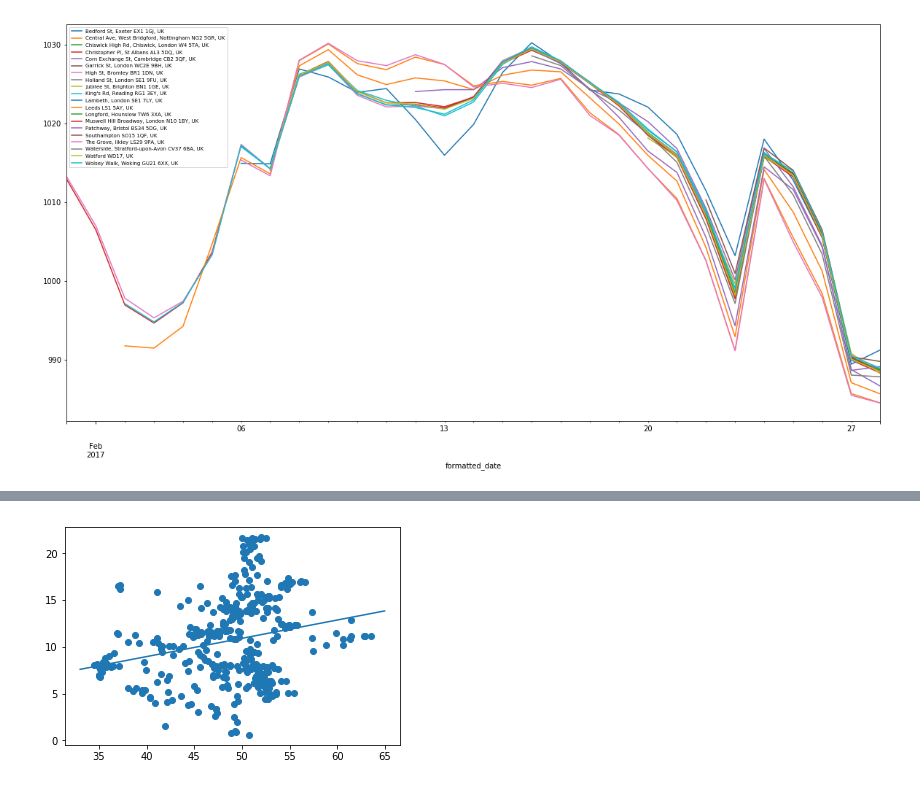
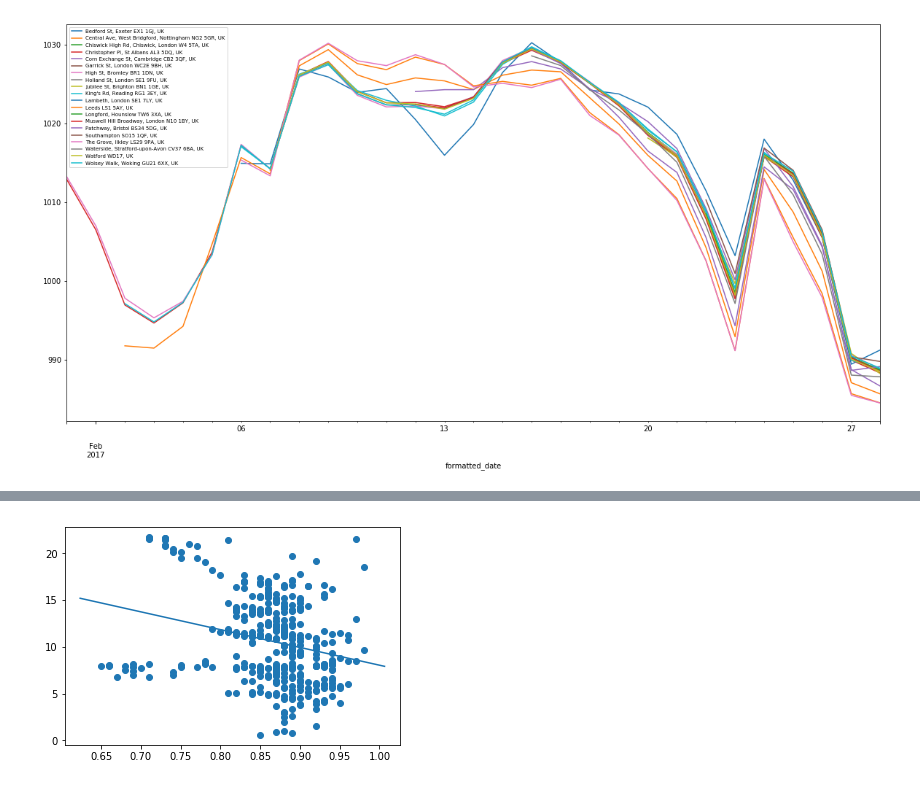
Before and after one commit to abhisekhpatra/task-2, a Jupyter notebook: weather_explore.ipynb, the cells around one changed output, grey strips where cells are left out. Cells and saved outputs as stored; diff of their text form; code cells hidden in the pictures.

```diff
--- a/weather_explore.ipynb
+++ b/weather_explore.ipynb
@@ -155,0 +189,31 @@ plt.show()
+# %%
+import pandas as pd
+import numpy as np
+import matplotlib.pyplot as plt
+data=pd.read_csv('Data.csv')
+
+def scatter_plot_with_correlation_line(x, y):
+    '''
+    http://stackoverflow.com/a/34571821/395857
+    x does not have to be ordered.
+    '''
+    # Scatter plot
+    plt.scatter(x, y)
+
+    # Add correlation line
+    axes = plt.gca()
+    m, b = np.polyfit(x, y, 1)
+    X_plot = np.linspace(axes.get_xlim()[0],axes.get_xlim()[1],100)
+    plt.plot(X_plot, m*X_plot + b, '-')
+
+
+    plt.show()
+# Circle through all the keys to get the values for the maximum temperature and the
+# corresponding Lat and Longs
+
+X = []; Y = [];
+X=data['humidity'].values
+Y=data['precipIntensity'].values
+# Now that those are collected, let's see what the Temperature as a function of Latitude is:
+
+scatter_plot_with_correlation_line(X,Y)
@@ -157,32 +223,32 @@ plt.show()
 import pandas as pd
 import numpy as np
 import matplotlib.pyplot as plt
 data=pd.read_csv('Data.csv')
 
 def scatter_plot_with_correlation_line(x, y):
     '''
     http://stackoverflow.com/a/34571821/395857
     x does not have to be ordered.
     '''
     # Scatter plot
     plt.scatter(x, y)
 
     # Add correlation line
     axes = plt.gca()
     m, b = np.polyfit(x, y, 1)
     X_plot = np.linspace(axes.get_xlim()[0],axes.get_xlim()[1],100)
     plt.plot(X_plot, m*X_plot + b, '-')
 
 
     plt.show()
 # Circle through all the keys to get the values for the maximum temperature and the
 # corresponding Lat and Longs
 
 X = []; Y = [];
-X=data['temperatureMax'].values
+X=data['humidity'].values
 Y=data['windSpeed'].values
 # Now that those are collected, let's see what the Temperature as a function of Latitude is:
 
 scatter_plot_with_correlation_line(X,Y)
 # %% [output]
-[figure, old version]
+[figure, new version]
```
Also changed, not shown: parts of 3 cells of this notebook, 1 other file.
